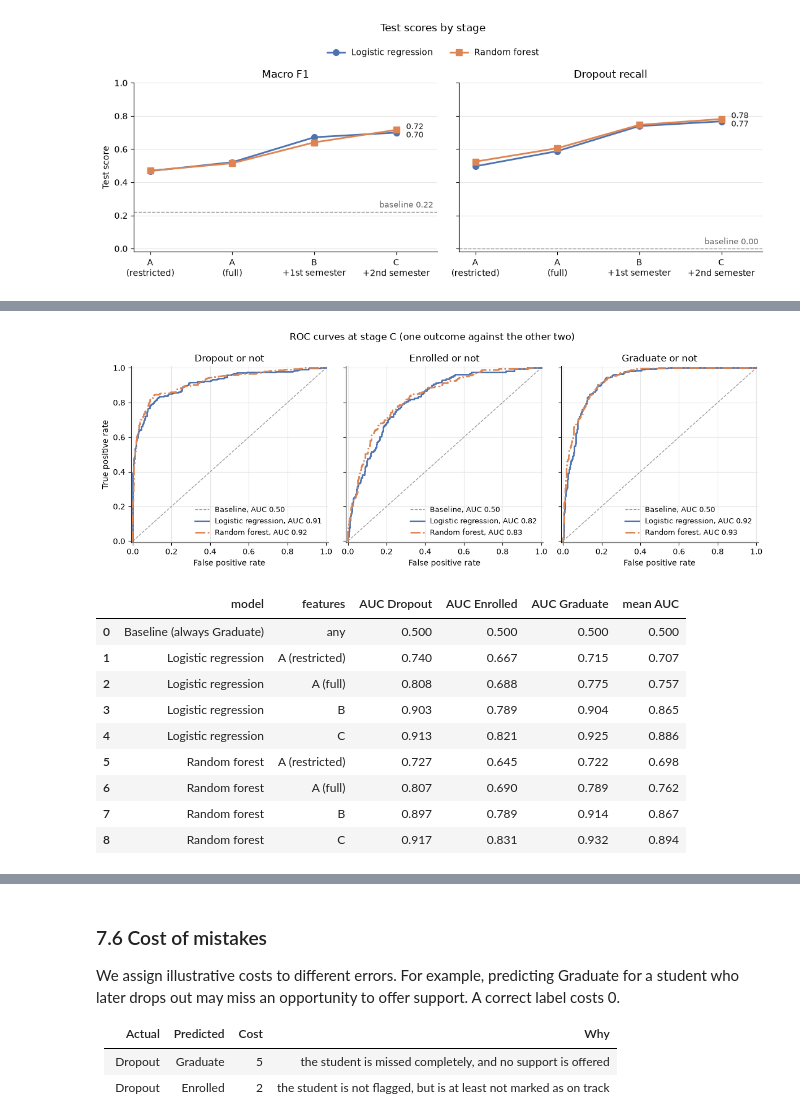
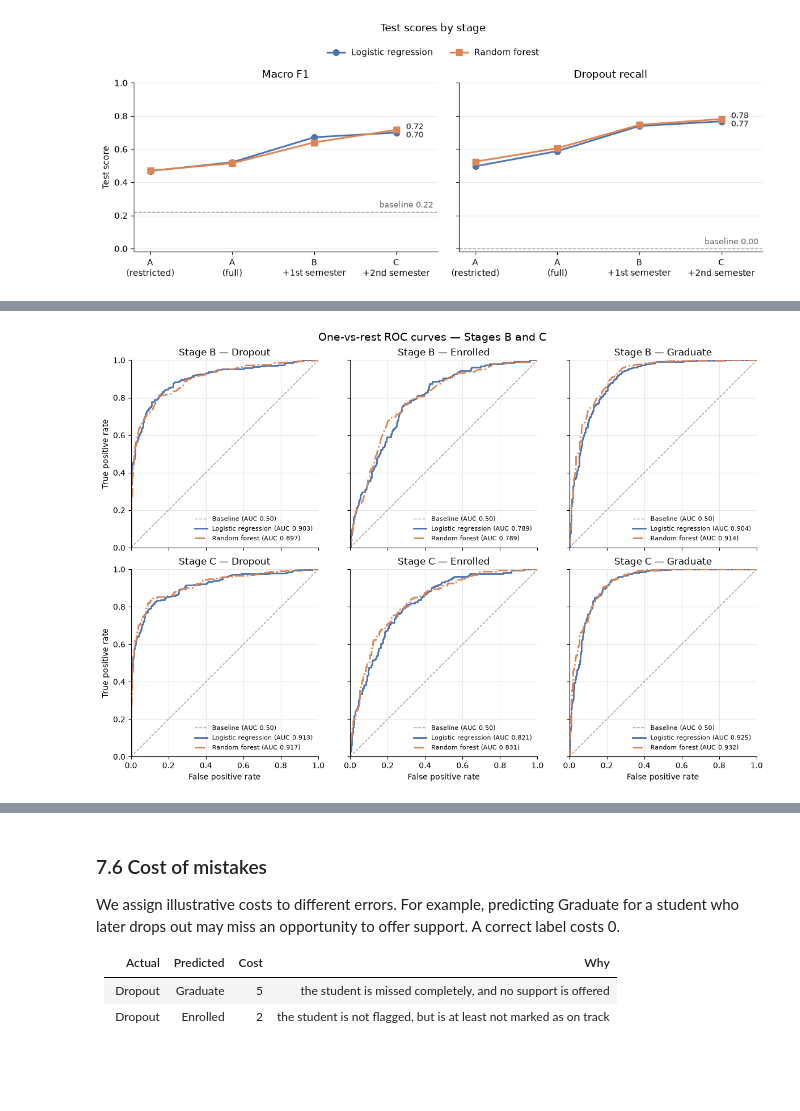
Before and after one commit to rohitt313/CIS-4020, a Jupyter notebook: CIS4020_Course_Project.ipynb, the cells around one changed output, grey strips where cells are left out. Saved outputs shown, nothing was run; the diff lists cells and outputs as text; code cells hidden in the pictures; blank space fills up the shorter version.

```diff
--- a/CIS4020_Course_Project.ipynb
+++ b/CIS4020_Course_Project.ipynb
@@ -1740,69 +1815,56 @@ The curves are for stage C. The table gives the AUC for every feature set.
 # %%
 def outcome_chances(model_name, set_name):
     """Predicted chance of each outcome for the test students."""
     if model_name == BASELINE_NAME:
         fitted, columns = baseline, list(X_test.columns)
     else:
         fitted, columns = stage_models[(model_name, set_name)], FEATURE_SETS[set_name]
     return pd.DataFrame(
         fitted.predict_proba(X_test[columns]), columns=fitted.classes_, index=X_test.index
     )
 
 
-curve_styles = {
-    BASELINE_NAME: ("#9A9A9A", "--"),
-    "Logistic regression": ("#4C72B0", "-"),
-    "Random forest": ("#DD8452", "-."),
-}
-fig, axes = plt.subplots(1, 3, figsize=(12, 4.4), sharey=True)
-for ax, outcome in zip(axes, CLASSES):
-    is_outcome = (y_test == outcome).to_numpy()
-    for name, (color, style) in curve_styles.items():
-        chance = outcome_chances(name, "C")[outcome]
-        false_positive, true_positive, _ = roc_curve(is_outcome, chance)
-        auc = roc_auc_score(is_outcome, chance)
-        ax.plot(
-            false_positive,
-            true_positive,
-            color=color,
-            linestyle=style,
-            linewidth=1 if name == BASELINE_NAME else 2,
-            label=f"{name.split(' (')[0]}, AUC {auc:.2f}",
-        )
-    ax.set_title(f"{outcome} or not")
-    ax.set_xlabel("False positive rate")
-    ax.set_xlim(-0.01, 1.01)
-    ax.set_ylim(-0.01, 1.01)
-    ax.grid(color="#E6E6E6", linewidth=0.8)
-    ax.set_axisbelow(True)
-    ax.spines["top"].set_visible(False)
-    ax.spines["right"].set_visible(False)
-    ax.legend(loc="lower right", frameon=False, fontsize=9)
-axes[0].set_ylabel("True positive rate")
-fig.suptitle("ROC curves at stage C (one outcome against the other two)")
-fig.tight_layout()
-plt.show()
-
 auc_rows = []
 for model_name, set_name in [(BASELINE_NAME, "any"), *stage_models]:
     chances = outcome_chances(model_name, set_name)
     row = {"model": model_name, "features": set_name}
     for outcome in CLASSES:
         row[f"AUC {outcome}"] = roc_auc_score((y_test == outcome).to_numpy(), chances[outcome])
     row["mean AUC"] = np.mean([row[f"AUC {outcome}"] for outcome in CLASSES])
     auc_rows.append(row)
 auc_results = pd.DataFrame(auc_rows)
-display(auc_results.round(3))
+
+curve_styles = {
+    "Logistic regression": ("#4C72B0", "-"),
+    "Random forest": ("#DD8452", "-."),
+}
+fig, axes = plt.subplots(2, 3, figsize=(12, 8), sharex=True, sharey=True,
+                         layout="constrained")
+for row, set_name in enumerate(["B", "C"]):
+    probabilities = {name: outcome_chances(name, set_name) for name in MODELS}
+    for col, outcome in enumerate(CLASSES):
+        ax = axes[row, col]
+        is_outcome = (y_test == outcome).to_numpy()
+        ax.plot([0, 1], [0, 1], color="#9A9A9A", linestyle="--", linewidth=1,
+                label="Baseline (AUC 0.50)")
+        for name, (color, style) in curve_styles.items():
+            chance = probabilities[name][outcome]
+            fpr, tpr, _ = roc_curve(is_outcome, chance)
+            auc = roc_auc_score(is_outcome, chance)
+            ax.plot(fpr, tpr, color=color, linestyle=style, linewidth=2,
+                    label=f"{name} (AUC {auc:.3f})")
+        ax.set_title(f"Stage {set_name} — {outcome}")
+        ax.set(xlim=(0, 1), ylim=(0, 1), aspect="equal")
+        ax.grid(color="#E6E6E6", linewidth=0.8)
+        ax.set_axisbelow(True)
+        ax.spines[["top", "right"]].set_visible(False)
+        ax.legend(loc="lower right", frameon=False, fontsize=8)
+        if col == 0:
+            ax.set_ylabel("True positive rate")
+        if row == 1:
+            ax.set_xlabel("False positive rate")
+fig.suptitle("One-vs-rest ROC curves — Stages B and C", fontsize=14)
+plt.show()
 # %% [output]
-[figure, old version]
+[figure, new version]
-|  | model | features | AUC Dropout | AUC Enrolled | AUC Graduate | mean AUC |
-| 0 | Baseline (always Graduate) | any | 0.500 | 0.500 | 0.500 | 0.500 |
-| 1 | Logistic regression | A (restricted) | 0.740 | 0.667 | 0.715 | 0.707 |
-| 2 | Logistic regression | A (full) | 0.808 | 0.688 | 0.775 | 0.757 |
-| 3 | Logistic regression | B | 0.903 | 0.789 | 0.904 | 0.865 |
-| 4 | Logistic regression | C | 0.913 | 0.821 | 0.925 | 0.886 |
-| 5 | Random forest | A (restricted) | 0.727 | 0.645 | 0.722 | 0.698 |
-| 6 | Random forest | A (full) | 0.807 | 0.690 | 0.789 | 0.762 |
-| 7 | Random forest | B | 0.897 | 0.789 | 0.914 | 0.867 |
-| 8 | Random forest | C | 0.917 | 0.831 | 0.932 | 0.894 |
 # %% [markdown]
```
Also changed, not shown: parts of 15 cells of this notebook.
